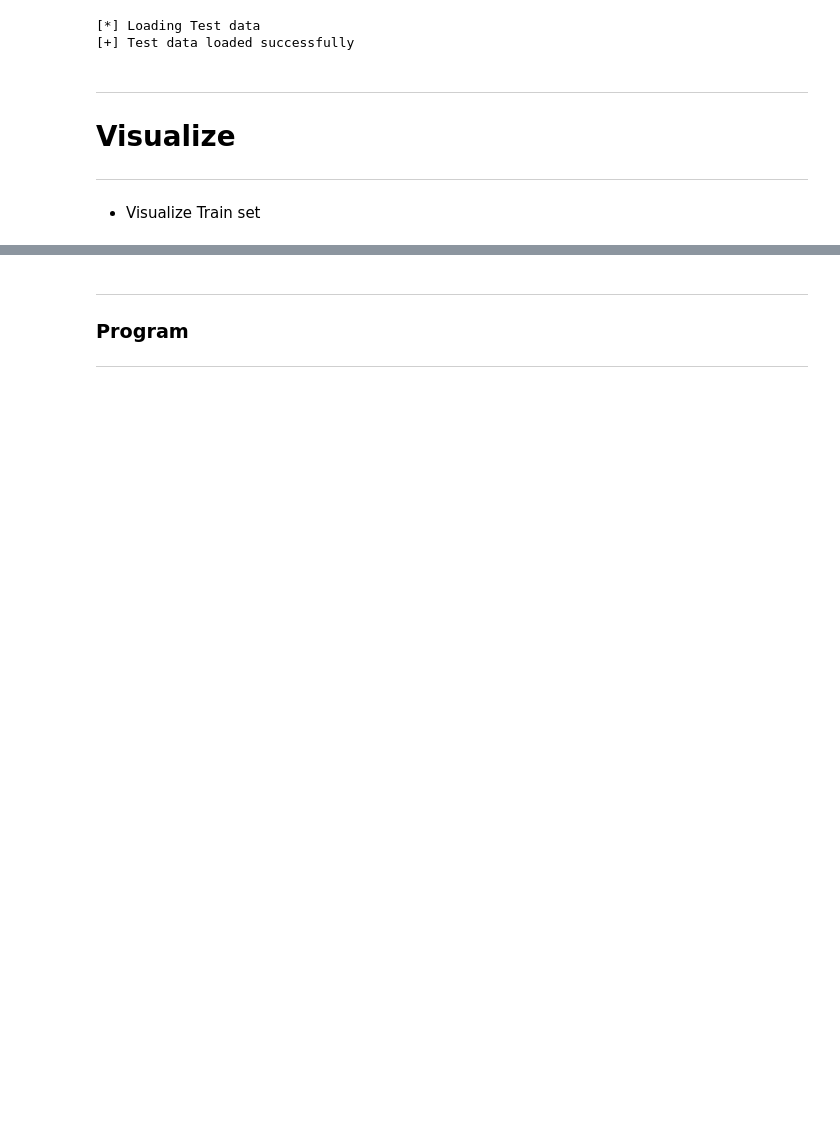
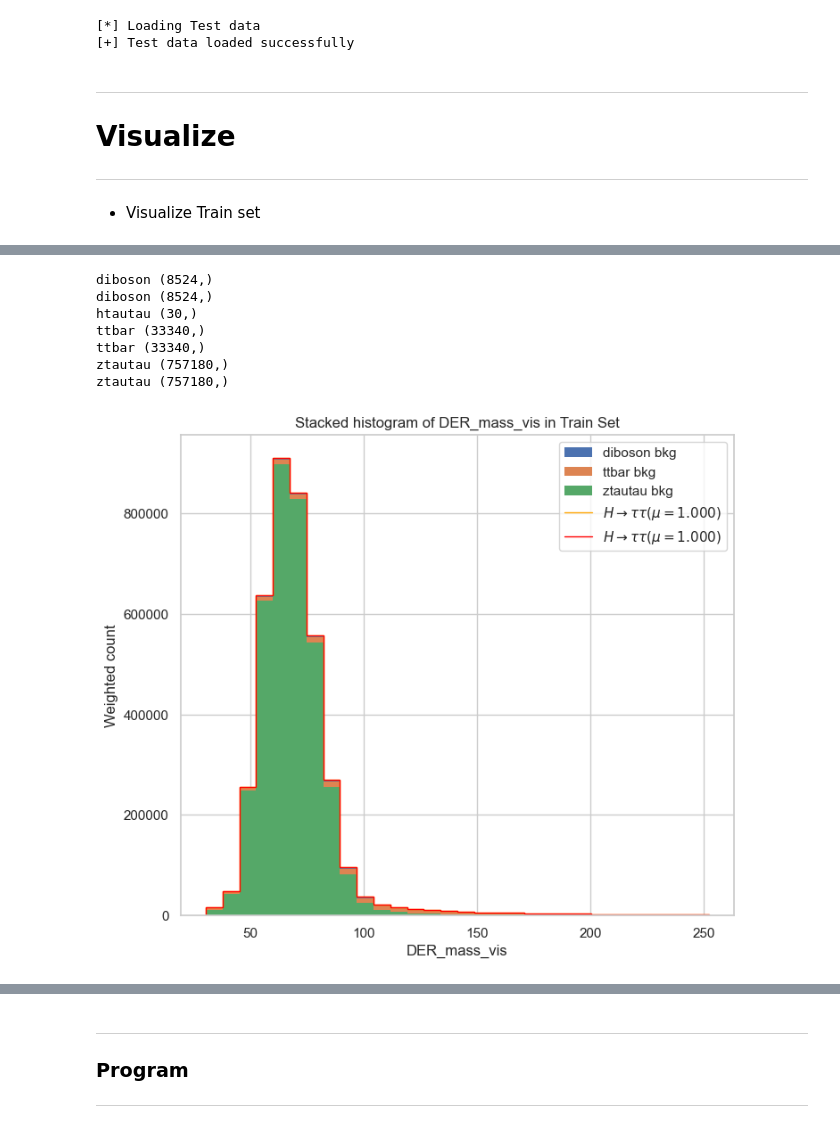
Before and after one commit to FAIR-Universe/HEP-Challenge, a Jupyter notebook: StartingKit_HiggsML_Uncertainty_Challenge.ipynb, the cells around one changed output, grey strips where cells are left out. Saved outputs shown, nothing was run; the diff lists cells and outputs as text; code cells hidden in the pictures; blank space fills up the shorter version.

```diff
--- a/StartingKit_HiggsML_Uncertainty_Challenge.ipynb
+++ b/StartingKit_HiggsML_Uncertainty_Challenge.ipynb
@@ -175,5 +206,14 @@ train_visualize.histogram_dataset()
 # %%
-train_visualize.stacked_histogram("DER_deltar_had_lep")
+train_visualize.stacked_histogram("DER_mass_vis")
+# %% [output]
+diboson (8524,)
+diboson (8524,)
+htautau (30,)
+ttbar (33340,)
+ttbar (33340,)
+ztautau (757180,)
+ztautau (757180,)
+[figure, added]
 # %%
 # Show data summary
 train_visualize.pair_plots(sample_size=100)
```
Also changed, not shown: parts of 18 cells of this notebook, 1 other file.
